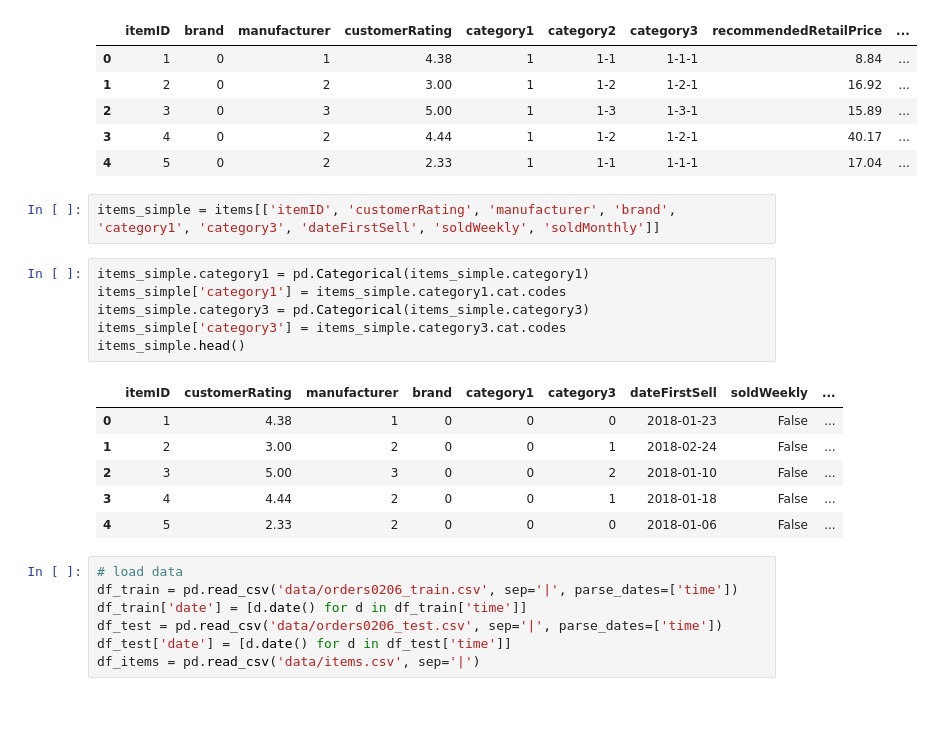
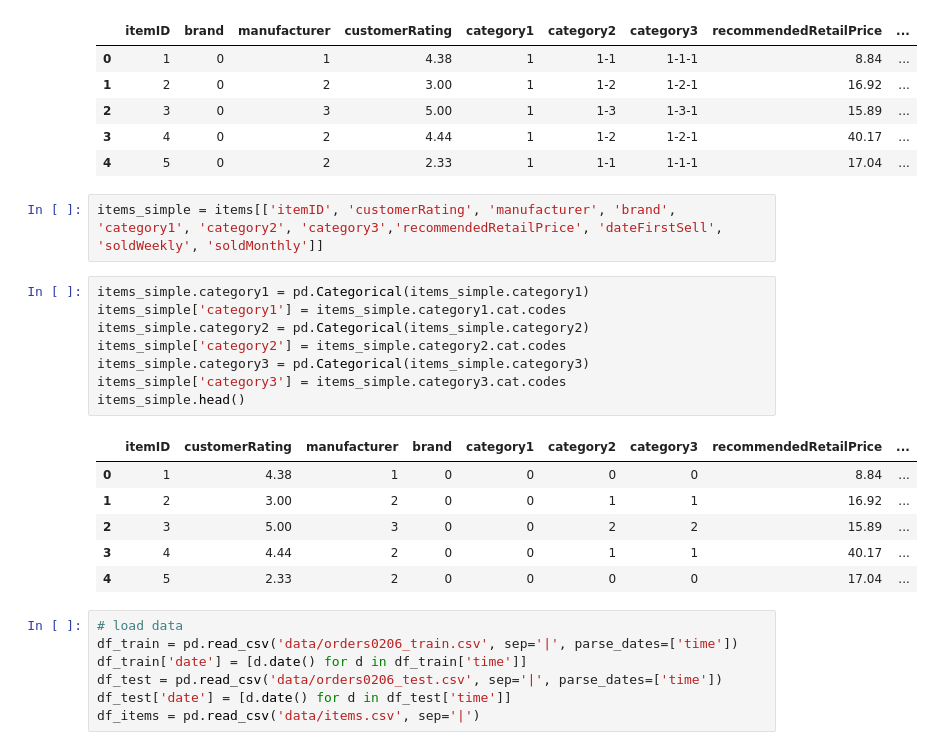
Before and after one commit to janapfeffer/DMC20_abraca-data, a Jupyter notebook: XGBoost.ipynb, the cells around one changed output. Cells and saved outputs as stored; diff of their text form; blank space fills up the shorter version.

```diff
--- a/XGBoost.ipynb
+++ b/XGBoost.ipynb
@@ -26,20 +26,22 @@ items.head()
 | 3 | 4 | 0 | 2 | 4.44 | 1 | 1-2 | 1-2-1 | 40.17 | ... |
 | 4 | 5 | 0 | 2 | 2.33 | 1 | 1-1 | 1-1-1 | 17.04 | ... |
 # %%
-items_simple = items[['itemID', 'customerRating', 'manufacturer', 'brand', 'category1', 'category3', 'dateFirstSell', 'soldWeekly', 'soldMonthly']]
+items_simple = items[['itemID', 'customerRating', 'manufacturer', 'brand', 'category1', 'category2', 'category3','recommendedRetailPrice', 'dateFirstSell', 'soldWeekly', 'soldMonthly']]
 # %%
 items_simple.category1 = pd.Categorical(items_simple.category1)
 items_simple['category1'] = items_simple.category1.cat.codes
+items_simple.category2 = pd.Categorical(items_simple.category2)
+items_simple['category2'] = items_simple.category2.cat.codes
 items_simple.category3 = pd.Categorical(items_simple.category3)
 items_simple['category3'] = items_simple.category3.cat.codes
 items_simple.head()
 # %% [output]
-|  | itemID | customerRating | manufacturer | brand | category1 | category3 | dateFirstSell | soldWeekly | ... |
-| 0 | 1 | 4.38 | 1 | 0 | 0 | 0 | 2018-01-23 | False | ... |
-| 1 | 2 | 3.00 | 2 | 0 | 0 | 1 | 2018-02-24 | False | ... |
-| 2 | 3 | 5.00 | 3 | 0 | 0 | 2 | 2018-01-10 | False | ... |
-| 3 | 4 | 4.44 | 2 | 0 | 0 | 1 | 2018-01-18 | False | ... |
-| 4 | 5 | 2.33 | 2 | 0 | 0 | 0 | 2018-01-06 | False | ... |
+|  | itemID | customerRating | manufacturer | brand | category1 | category2 | category3 | recommendedRetailPrice | ... |
+| 0 | 1 | 4.38 | 1 | 0 | 0 | 0 | 0 | 8.84 | ... |
+| 1 | 2 | 3.00 | 2 | 0 | 0 | 1 | 1 | 16.92 | ... |
+| 2 | 3 | 5.00 | 3 | 0 | 0 | 2 | 2 | 15.89 | ... |
+| 3 | 4 | 4.44 | 2 | 0 | 0 | 1 | 1 | 40.17 | ... |
+| 4 | 5 | 2.33 | 2 | 0 | 0 | 0 | 0 | 17.04 | ... |
 # %%
 # load data
 df_train = pd.read_csv('data/orders0206_train.csv', sep='|', parse_dates=['time'])
```
Also changed, not shown: parts of 15 cells of this notebook.
